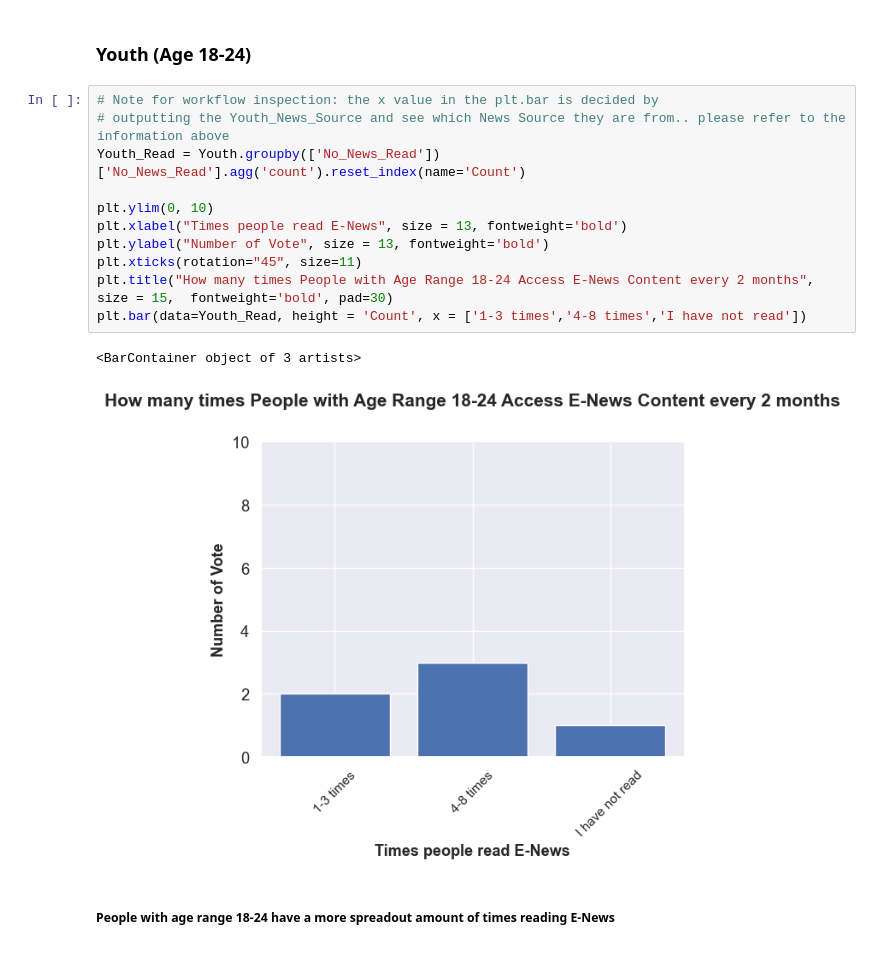
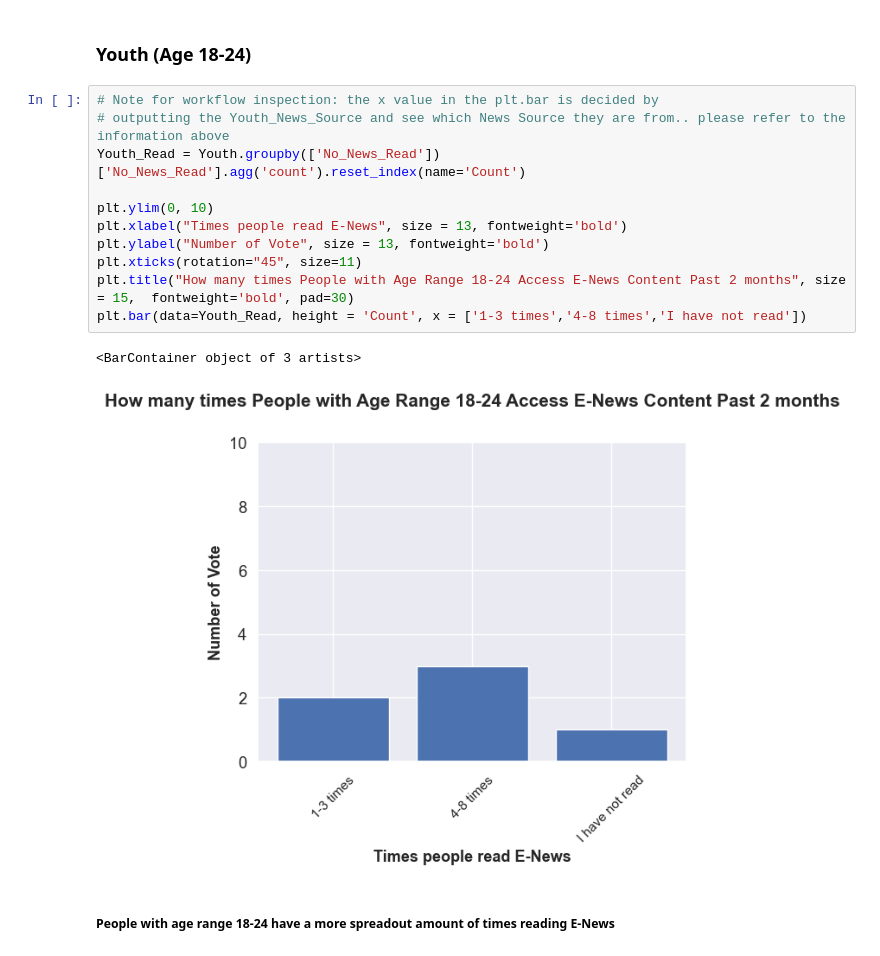
Before and after one commit to Maverick-DataScience/RANDOM-PROJECT, a Jupyter notebook: Jupyter Church E-News.ipynb, the cells around one changed output. Cells and saved outputs as stored; diff of their text form.

```diff
--- a/Jupyter Church E-News.ipynb
+++ b/Jupyter Church E-News.ipynb
@@ -419,17 +414,17 @@ No of News Read
 # %%
 # Note for workflow inspection: the x value in the plt.bar is decided by
 # outputting the Youth_News_Source and see which News Source they are from.. please refer to the information above
 Youth_Read = Youth.groupby(['No_News_Read'])['No_News_Read'].agg('count').reset_index(name='Count')
 
 plt.ylim(0, 10)
 plt.xlabel("Times people read E-News", size = 13, fontweight='bold')
 plt.ylabel("Number of Vote", size = 13, fontweight='bold')
 plt.xticks(rotation="45", size=11)
-plt.title("How many times People with Age Range 18-24 Access E-News Content every 2 months", size = 15,  fontweight='bold', pad=30)
+plt.title("How many times People with Age Range 18-24 Access E-News Content Past 2 months", size = 15,  fontweight='bold', pad=30)
 plt.bar(data=Youth_Read, height = 'Count', x = ['1-3 times','4-8 times','I have not read'])
 # %% [output]
 <BarContainer object of 3 artists>
-[figure, old version]
+[figure, new version]
 # %% [markdown]
 ##### People with age range 18-24 have a more spreadout amount of times reading E-News
 # %%
```
Also changed, not shown: parts of 6 cells of this notebook.
